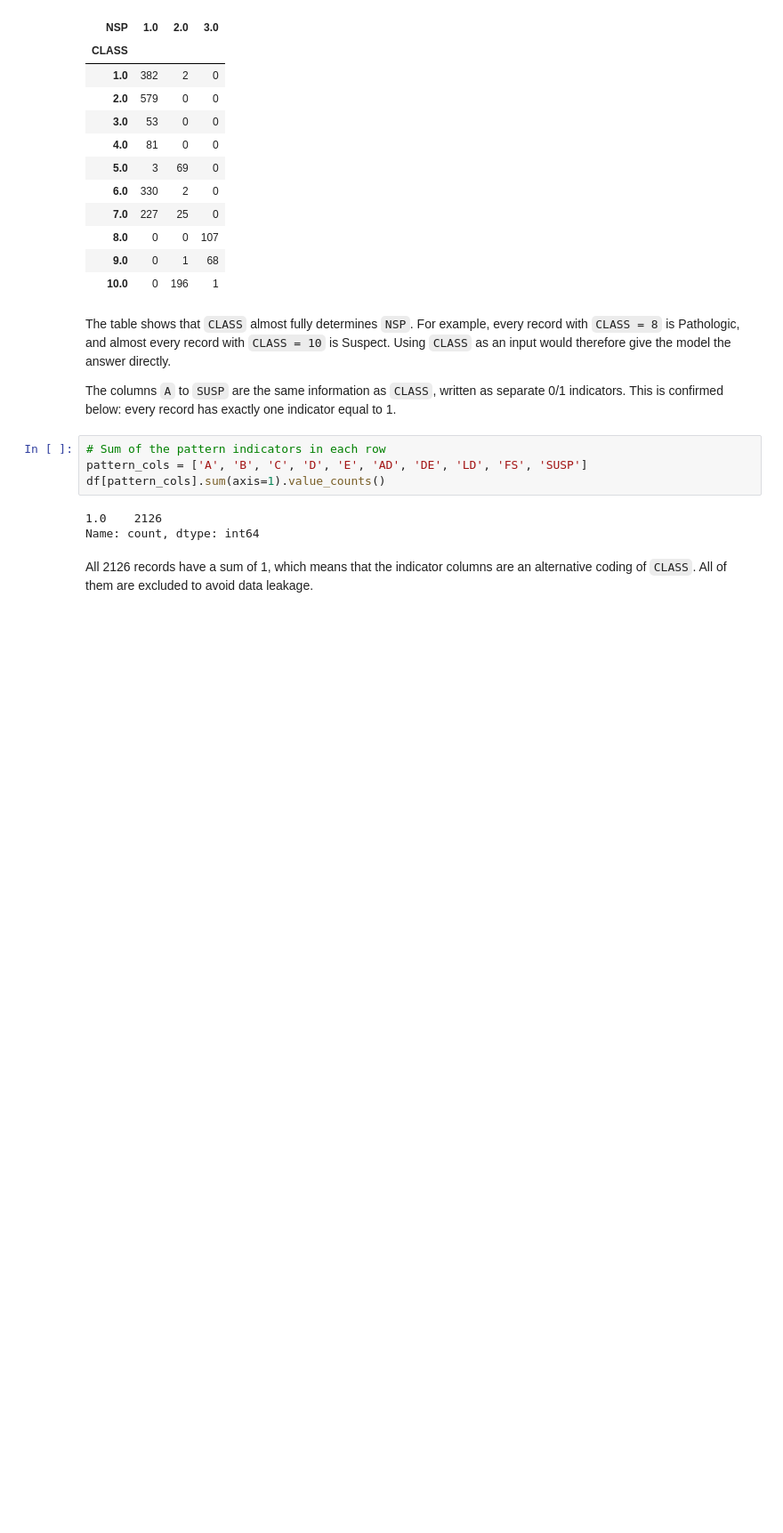
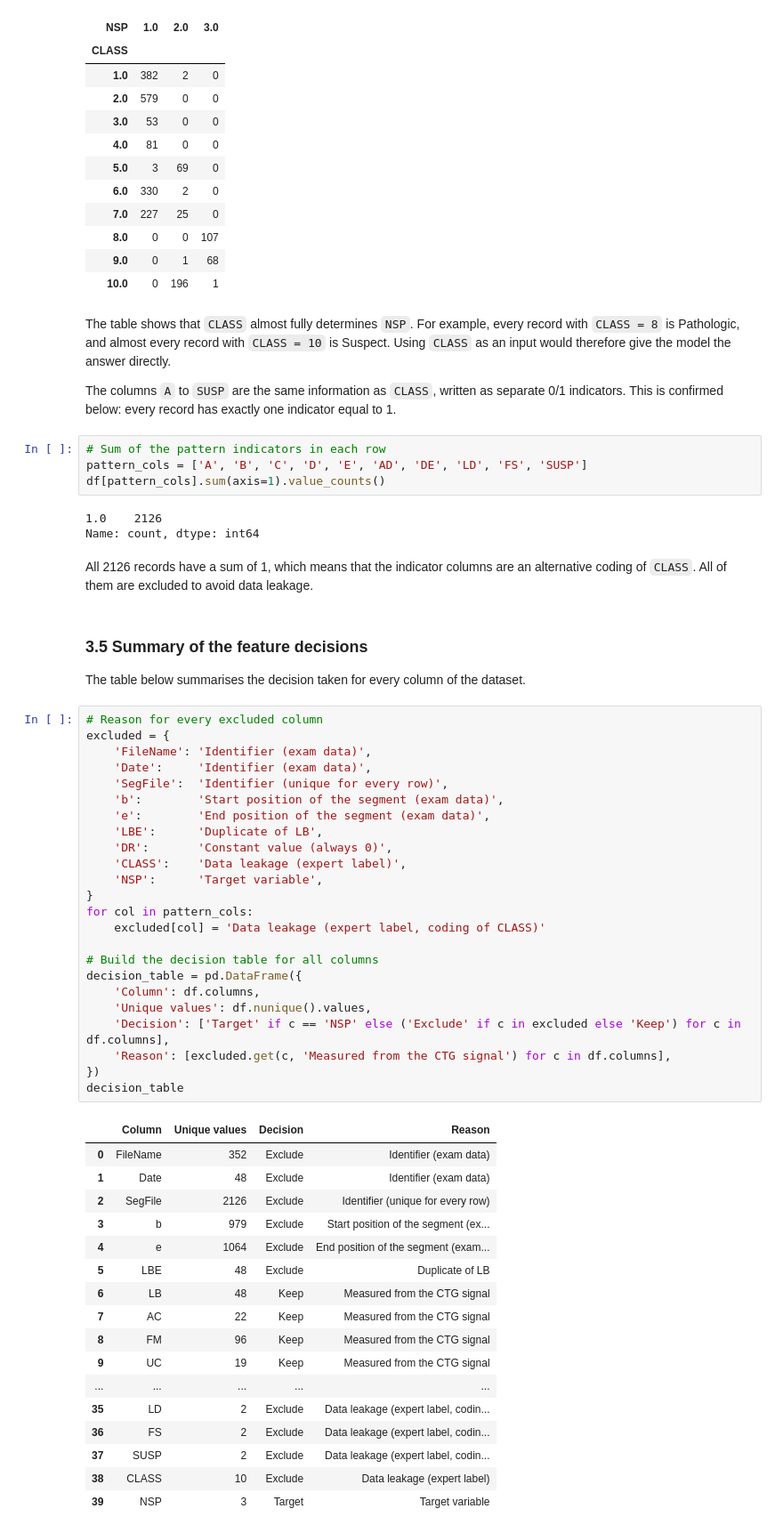
Before and after one commit to sba26106-bit/machine-learning-ca1, a Jupyter notebook: CA1_ML.ipynb, the cells around one changed output. Shown at 89% size. Cells and saved outputs as stored; diff of their text form; blank space fills up the shorter version.

Commit message:
Add files via upload
3.5 Summary of the feature decisions

```diff
--- a/CA1_ML.ipynb
+++ b/CA1_ML.ipynb
@@ -175,3 +175,49 @@ df[pattern_cols].sum(axis=1).value_counts()
 Name: count, dtype: int64
 # %% [markdown]
 All 2126 records have a sum of 1, which means that the indicator columns are an alternative coding of `CLASS`. All of them are excluded to avoid data leakage.
+# %% [markdown]
+### 3.5 Summary of the feature decisions
+
+The table below summarises the decision taken for every column of the dataset.
+# %%
+# Reason for every excluded column
+excluded = {
+    'FileName': 'Identifier (exam data)',
+    'Date':     'Identifier (exam data)',
+    'SegFile':  'Identifier (unique for every row)',
+    'b':        'Start position of the segment (exam data)',
+    'e':        'End position of the segment (exam data)',
+    'LBE':      'Duplicate of LB',
+    'DR':       'Constant value (always 0)',
+    'CLASS':    'Data leakage (expert label)',
+    'NSP':      'Target variable',
+}
+for col in pattern_cols:
+    excluded[col] = 'Data leakage (expert label, coding of CLASS)'
+
+# Build the decision table for all columns
+decision_table = pd.DataFrame({
+    'Column': df.columns,
+    'Unique values': df.nunique().values,
+    'Decision': ['Target' if c == 'NSP' else ('Exclude' if c in excluded else 'Keep') for c in df.columns],
+    'Reason': [excluded.get(c, 'Measured from the CTG signal') for c in df.columns],
+})
+decision_table
+# %% [output]
+|  | Column | Unique values | Decision | Reason |
+| 0 | FileName | 352 | Exclude | Identifier (exam data) |
+| 1 | Date | 48 | Exclude | Identifier (exam data) |
+| 2 | SegFile | 2126 | Exclude | Identifier (unique for every row) |
+| 3 | b | 979 | Exclude | Start position of the segment (ex... |
+| 4 | e | 1064 | Exclude | End position of the segment (exam... |
+| 5 | LBE | 48 | Exclude | Duplicate of LB |
+| 6 | LB | 48 | Keep | Measured from the CTG signal |
+| 7 | AC | 22 | Keep | Measured from the CTG signal |
+| 8 | FM | 96 | Keep | Measured from the CTG signal |
+| 9 | UC | 19 | Keep | Measured from the CTG signal |
+| ... | ... | ... | ... | ... |
+| 35 | LD | 2 | Exclude | Data leakage (expert label, codin... |
+| 36 | FS | 2 | Exclude | Data leakage (expert label, codin... |
+| 37 | SUSP | 2 | Exclude | Data leakage (expert label, codin... |
+| 38 | CLASS | 10 | Exclude | Data leakage (expert label) |
+| 39 | NSP | 3 | Target | Target variable |
```
Also changed, not shown: parts of 2 cells of this notebook.
